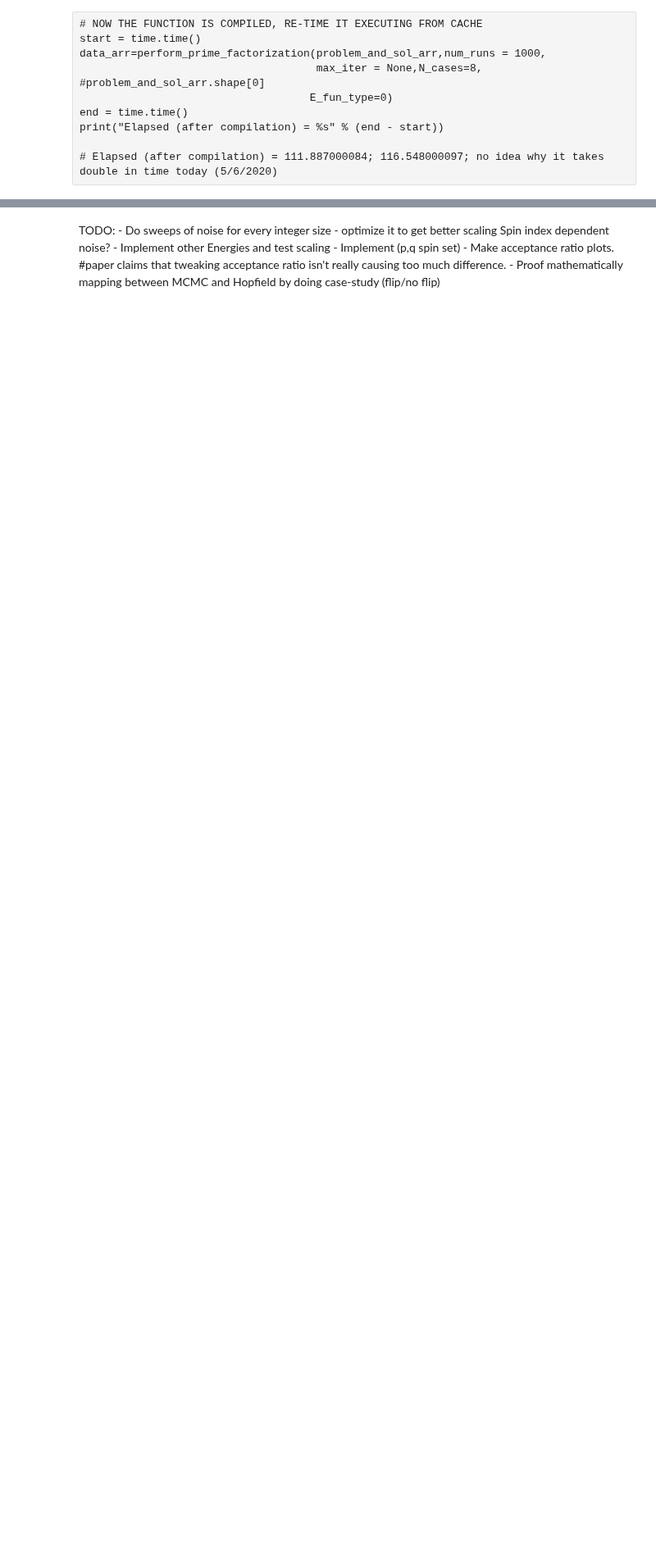
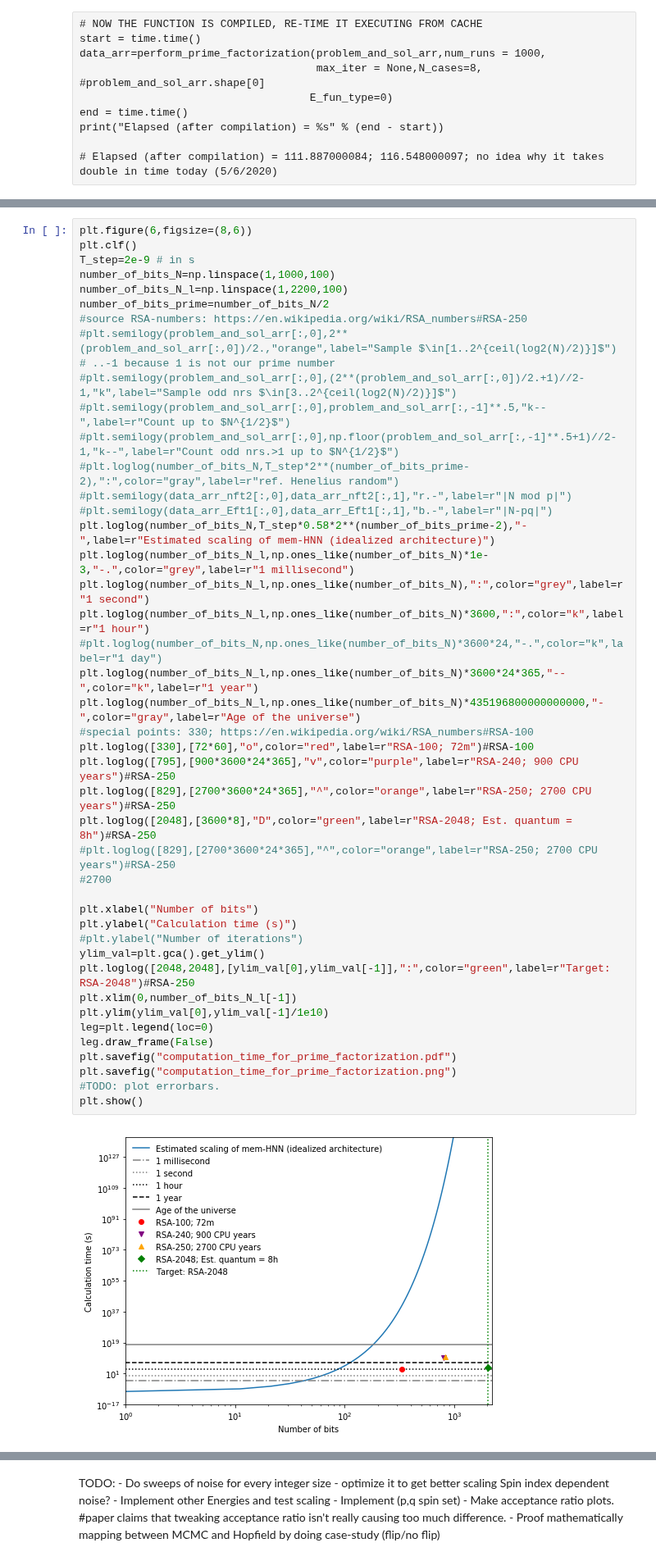
Before and after one commit to lican81/A0_DUT, a Jupyter notebook: GUI/Thomas/sandbox_prime_factorization.ipynb, the cells around one changed output, grey strips where cells are left out. Shown at 82% size. Cells and saved outputs as stored; diff of their text form; blank space fills up the shorter version.

```diff
--- a/GUI/Thomas/sandbox_prime_factorization.ipynb
+++ b/GUI/Thomas/sandbox_prime_factorization.ipynb
@@ -930,2 +930,48 @@ plt.show()
+# %%
+plt.figure(6,figsize=(8,6))
+plt.clf()
+T_step=2e-9 # in s
+number_of_bits_N=np.linspace(1,1000,100)
+number_of_bits_N_l=np.linspace(1,2200,100)
+number_of_bits_prime=number_of_bits_N/2
+#source RSA-numbers: https://en.wikipedia.org/wiki/RSA_numbers#RSA-250
+#plt.semilogy(problem_and_sol_arr[:,0],2**(problem_and_sol_arr[:,0])/2.,"orange",label="Sample $\in[1..2^{ceil(log2(N)/2)}]$")
+# ..-1 because 1 is not our prime number
+#plt.semilogy(problem_and_sol_arr[:,0],(2**(problem_and_sol_arr[:,0])/2.+1)//2-1,"k",label="Sample odd nrs $\in[3..2^{ceil(log2(N)/2)}]$")
+#plt.semilogy(problem_and_sol_arr[:,0],problem_and_sol_arr[:,-1]**.5,"k--",label=r"Count up to $N^{1/2}$")
+#plt.semilogy(problem_and_sol_arr[:,0],np.floor(problem_and_sol_arr[:,-1]**.5+1)//2-1,"k--",label=r"Count odd nrs.>1 up to $N^{1/2}$")
+#plt.loglog(number_of_bits_N,T_step*2**(number_of_bits_prime-2),":",color="gray",label=r"ref. Henelius random")
+#plt.semilogy(data_arr_nft2[:,0],data_arr_nft2[:,1],"r.-",label=r"|N mod p|")
+#plt.semilogy(data_arr_Eft1[:,0],data_arr_Eft1[:,1],"b.-",label=r"|N-pq|")
+plt.loglog(number_of_bits_N,T_step*0.58*2**(number_of_bits_prime-2),"-",label=r"Estimated scaling of mem-HNN (idealized architecture)")
+plt.loglog(number_of_bits_N_l,np.ones_like(number_of_bits_N)*1e-3,"-.",color="grey",label=r"1 millisecond")
+plt.loglog(number_of_bits_N_l,np.ones_like(number_of_bits_N),":",color="grey",label=r"1 second")
+plt.loglog(number_of_bits_N_l,np.ones_like(number_of_bits_N)*3600,":",color="k",label=r"1 hour")
+#plt.loglog(number_of_bits_N,np.ones_like(number_of_bits_N)*3600*24,"-.",color="k",label=r"1 day")
+plt.loglog(number_of_bits_N_l,np.ones_like(number_of_bits_N)*3600*24*365,"--",color="k",label=r"1 year")
+plt.loglog(number_of_bits_N_l,np.ones_like(number_of_bits_N)*435196800000000000,"-",color="gray",label=r"Age of the universe")
+#special points: 330; https://en.wikipedia.org/wiki/RSA_numbers#RSA-100
+plt.loglog([330],[72*60],"o",color="red",label=r"RSA-100; 72m")#RSA-100
+plt.loglog([795],[900*3600*24*365],"v",color="purple",label=r"RSA-240; 900 CPU years")#RSA-250
+plt.loglog([829],[2700*3600*24*365],"^",color="orange",label=r"RSA-250; 2700 CPU years")#RSA-250
+plt.loglog([2048],[3600*8],"D",color="green",label=r"RSA-2048; Est. quantum = 8h")#RSA-250
+#plt.loglog([829],[2700*3600*24*365],"^",color="orange",label=r"RSA-250; 2700 CPU years")#RSA-250
+#2700
+
+plt.xlabel("Number of bits")
+plt.ylabel("Calculation time (s)")
+#plt.ylabel("Number of iterations")
+ylim_val=plt.gca().get_ylim()
+plt.loglog([2048,2048],[ylim_val[0],ylim_val[-1]],":",color="green",label=r"Target: RSA-2048")#RSA-250
+plt.xlim(0,number_of_bits_N_l[-1])
+plt.ylim(ylim_val[0],ylim_val[-1]/1e10)
+leg=plt.legend(loc=0)
+leg.draw_frame(False)
+plt.savefig("computation_time_for_prime_factorization.pdf")
+plt.savefig("computation_time_for_prime_factorization.png")
+#TODO: plot errorbars.
+plt.show()
+# %% [output]
+[figure, added]
 # %%
 data_arr[0,1];data_arr_Eft1[:,0]
```
Also changed, not shown: parts of 28 cells of this notebook, 1 other file.
